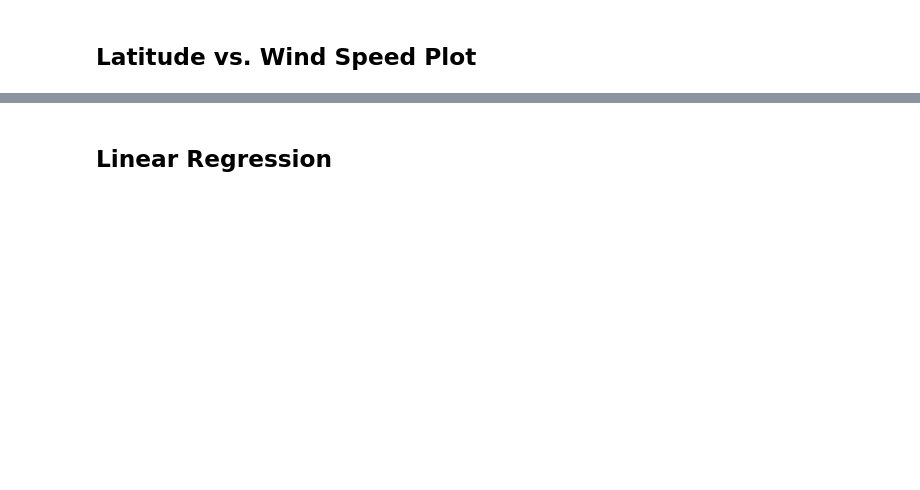
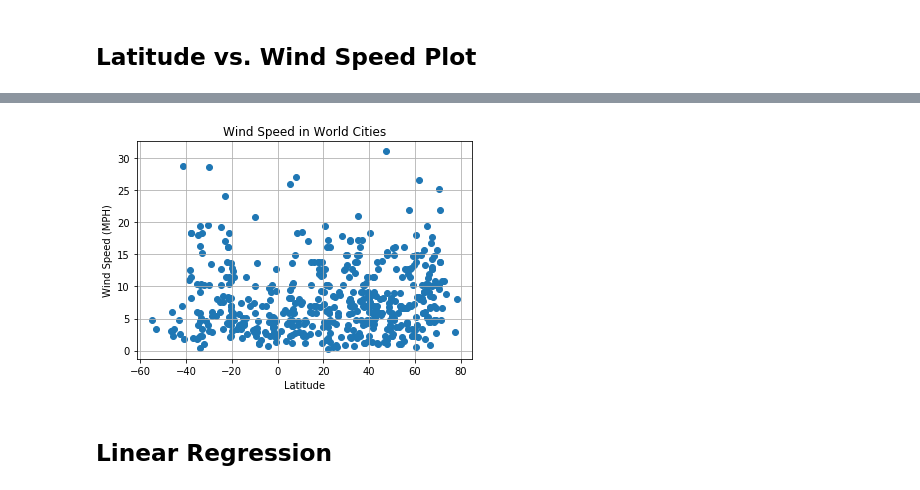
Before and after one commit to alexcaughman/python-api-challenge, a Jupyter notebook: WeatherPy/WeatherPy.ipynb, the cells around one changed output, grey strips where cells are left out. Saved outputs shown, nothing was run; the diff lists cells and outputs as text; code cells hidden in the pictures; blank space fills up the shorter version.

```diff
--- a/WeatherPy/WeatherPy.ipynb
+++ b/WeatherPy/WeatherPy.ipynb
@@ -157,2 +195,12 @@ Int64Index([], dtype='int64')
+# %%
+plt.scatter(data_df["Latitude"], data_df["Wind Speed"], marker ="o")
+plt.title("Wind Speed in World Cities")
+plt.ylabel("Wind Speed (MPH)")
+plt.xlabel("Latitude")
+plt.grid(True)
+plt.savefig("Wind.png")
+plt.show()
+# %% [output]
+[figure, added]
 # %% [markdown]
 ## Linear Regression
```
Also changed, not shown: parts of 39 cells of this notebook, 7 other files.
